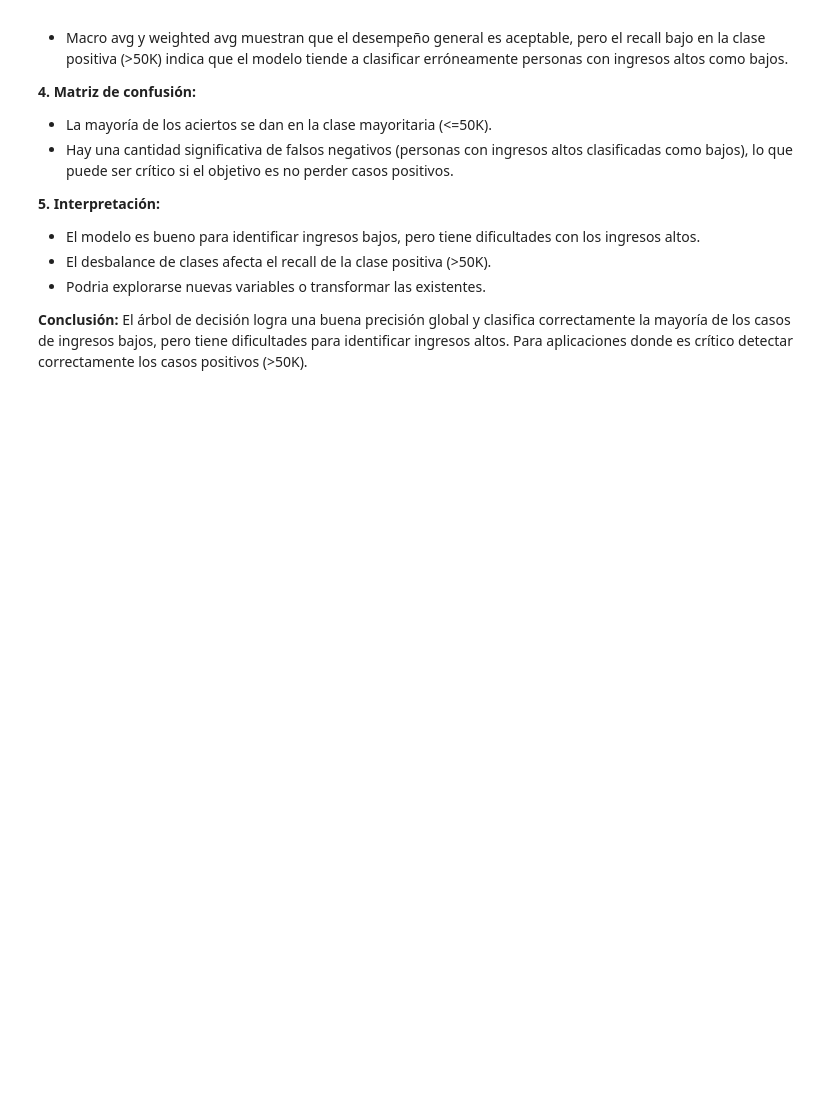
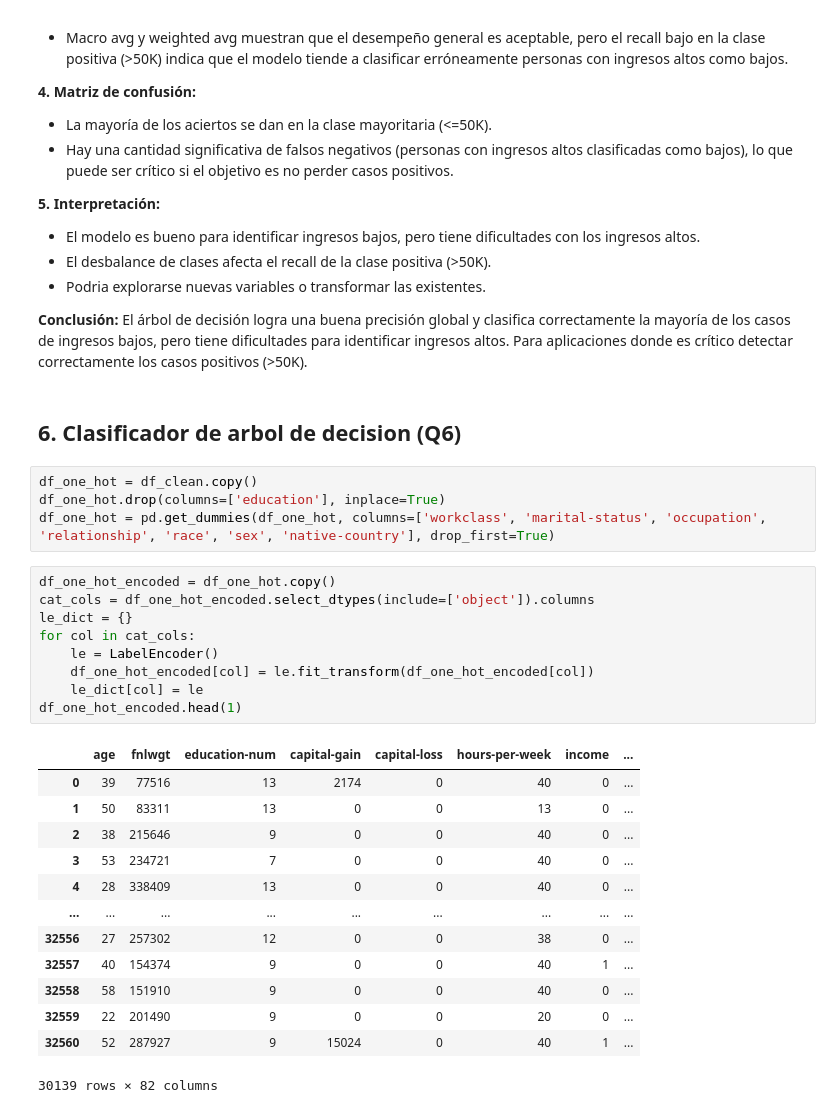
Before and after one commit to aalejoz25/adult_income_prediction_EDA_ML, a Jupyter notebook: adult_income_prediction.ipynb, the cells around one changed output. Cells and saved outputs as stored; diff of their text form; blank space fills up the shorter version.

```diff
--- a/adult_income_prediction.ipynb
+++ b/adult_income_prediction.ipynb
@@ -546,3 +553,32 @@ plt.show()
 
 **Conclusión:**
 El árbol de decisión logra una buena precisión global y clasifica correctamente la mayoría de los casos de ingresos bajos, pero tiene dificultades para identificar ingresos altos. Para aplicaciones donde es crítico detectar correctamente los casos positivos (>50K).
+# %% [markdown]
+## 6. Clasificador de arbol de decision (Q6)
+# %%
+df_one_hot = df_clean.copy()
+df_one_hot.drop(columns=['education'], inplace=True)
+df_one_hot = pd.get_dummies(df_one_hot, columns=['workclass', 'marital-status', 'occupation', 'relationship', 'race', 'sex', 'native-country'], drop_first=True)
+# %%
+df_one_hot_encoded = df_one_hot.copy()
+cat_cols = df_one_hot_encoded.select_dtypes(include=['object']).columns
+le_dict = {}
+for col in cat_cols:
+    le = LabelEncoder()
+    df_one_hot_encoded[col] = le.fit_transform(df_one_hot_encoded[col])
+    le_dict[col] = le
+df_one_hot_encoded.head(1)
+# %% [output]
+|  | age | fnlwgt | education-num | capital-gain | capital-loss | hours-per-week | income | ... |
+| 0 | 39 | 77516 | 13 | 2174 | 0 | 40 | 0 | ... |
+| 1 | 50 | 83311 | 13 | 0 | 0 | 13 | 0 | ... |
+| 2 | 38 | 215646 | 9 | 0 | 0 | 40 | 0 | ... |
+| 3 | 53 | 234721 | 7 | 0 | 0 | 40 | 0 | ... |
+| 4 | 28 | 338409 | 13 | 0 | 0 | 40 | 0 | ... |
+| ... | ... | ... | ... | ... | ... | ... | ... | ... |
+| 32556 | 27 | 257302 | 12 | 0 | 0 | 38 | 0 | ... |
+| 32557 | 40 | 154374 | 9 | 0 | 0 | 40 | 1 | ... |
+| 32558 | 58 | 151910 | 9 | 0 | 0 | 40 | 0 | ... |
+| 32559 | 22 | 201490 | 9 | 0 | 0 | 20 | 0 | ... |
+| 32560 | 52 | 287927 | 9 | 15024 | 0 | 40 | 1 | ... |
+30139 rows × 82 columns
```
Also changed, not shown: parts of 12 cells of this notebook.
